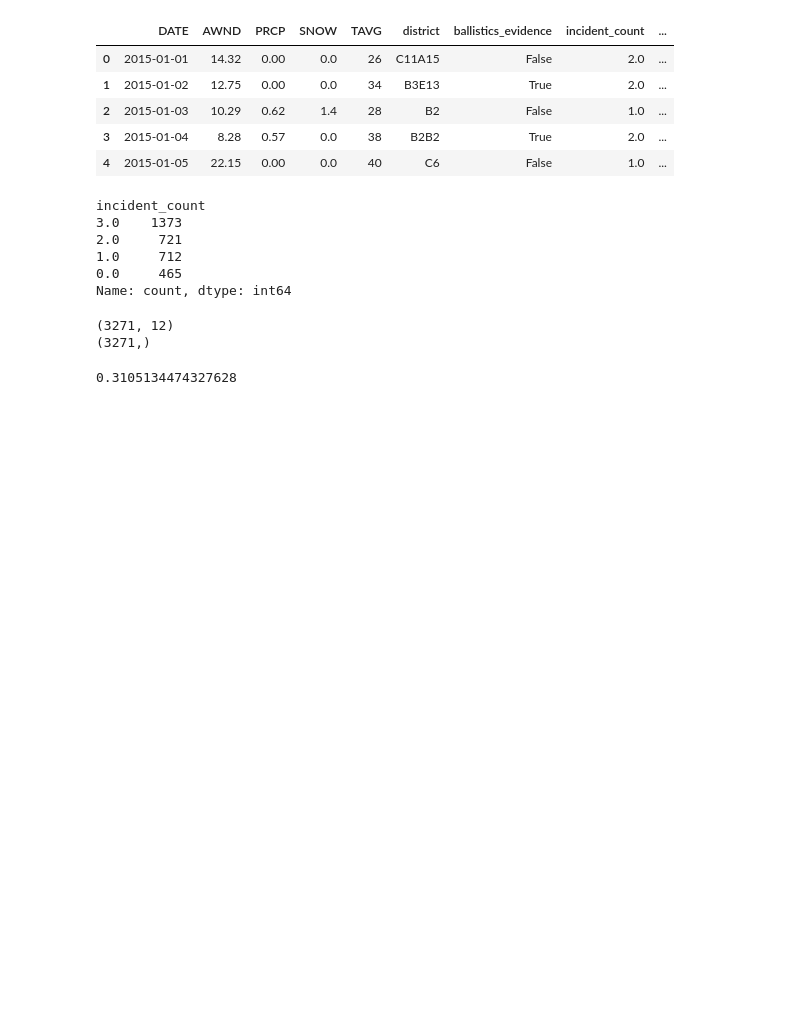
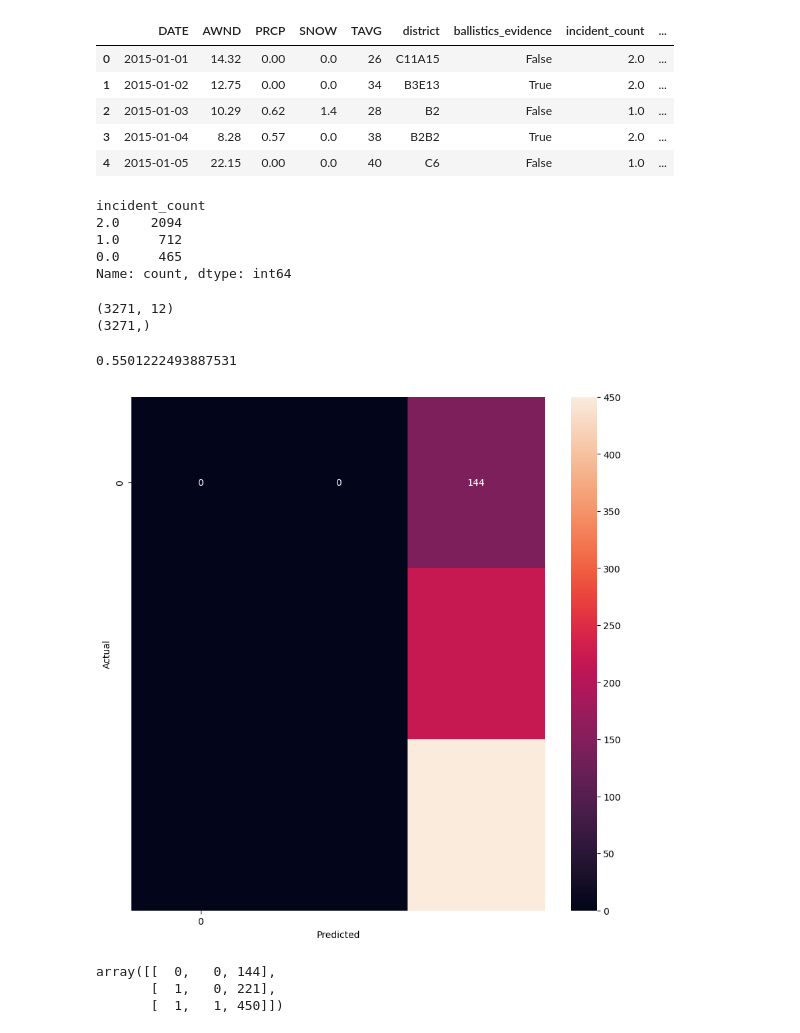
Before and after one commit to kammelCase/ShotsFiredBoston, a Jupyter notebook: ShotsFired_Learning_SciKit.ipynb, the cells around one changed output. Drawn from its saved outputs; the diff is of its cells as text; code cells hidden in the pictures; blank space fills up the shorter version.

```diff
--- a/ShotsFired_Learning_SciKit.ipynb
+++ b/ShotsFired_Learning_SciKit.ipynb
@@ -25,17 +25,16 @@ shots_daily.head()
 | 3 | 2015-01-04 | 8.28 | 0.57 | 0.0 | 38 | B2B2 | True | 2.0 | ... |
 | 4 | 2015-01-05 | 22.15 | 0.00 | 0.0 | 40 | C6 | False | 1.0 | ... |
 # %%
-shot_count = 4
+shot_count = 3
 
 # let's rename all values: 10, 11, 12, 14 to 10+
-shots_daily['incident_count'] = shots_daily['incident_count'].replace([3, 4, 5, 6, 7, 8, 9, 10, 11, 12, 14], '3.0')
+shots_daily['incident_count'] = shots_daily['incident_count'].replace([2, 3, 4, 5, 6, 7, 8, 9, 10, 11, 12, 14], '2.0')
 
 # looking at value counts, this should be move to the EDA notebook soon
 print(shots_daily['incident_count'].value_counts())
 # %% [output]
 incident_count
-3.0    1373
-2.0     721
+2.0    2094
 1.0     712
 0.0     465
 Name: count, dtype: int64
@@ -47,9 +46,13 @@ Name: count, dtype: int64
 # %%
 # let's create X and y
 
+# original X, contains as many data points as possible
 X = shots_daily[['TAVG', 'PRCP', 'SNOW', 'AWND', 'daylight_hours',
-                 'is_Monday', 'is_Tuesday', 'is_Wednesday', 'is_Thursday', 'is_Friday', 'is_Saturday', 'is_Sunday']]
-# X = shots_daily[['weekend']]
+                 'is_Monday', 'is_Tuesday', 'is_Wednesday', 'is_Thursday',
+                 'is_Friday', 'is_Saturday', 'is_Sunday']]
+
+# experimental X value
+# X = shots_daily[['SNOW']]
 y = shots_daily['incident_count']
 
 print(X.shape)
@@ -87,4 +90,31 @@ logreg.fit(X_train, y_train)
 # let's see how well our model performs on the test set
 print(logreg.score(X_test, y_test))
 # %% [output]
-0.3105134474327628
+0.5501222493887531
+# %%
+# let's plot the confusion matrix using seaborn
+
+from sklearn.metrics import confusion_matrix
+import seaborn as sns
+
+y_pred = logreg.predict(X_test)
+conf_mat = confusion_matrix(y_test, y_pred)
+
+# let's plot the confusion matrix
+
+fig, ax = plt.subplots(figsize=(10,10))
+sns.heatmap(conf_mat, annot=True, fmt='d',
+            xticklabels=shot_count, yticklabels=shot_count)
+plt.ylabel('Actual')
+plt.xlabel('Predicted')
+plt.show()
+# %% [output]
+[figure, added]
+# %%
+from sklearn.metrics import confusion_matrix
+y_pred = logreg.predict(X_test)
+confusion_matrix(y_test, y_pred)
+# %% [output]
+array([[  0,   0, 144],
+       [  1,   0, 221],
+       [  1,   1, 450]])
```
Also changed, not shown: 2 other files.
